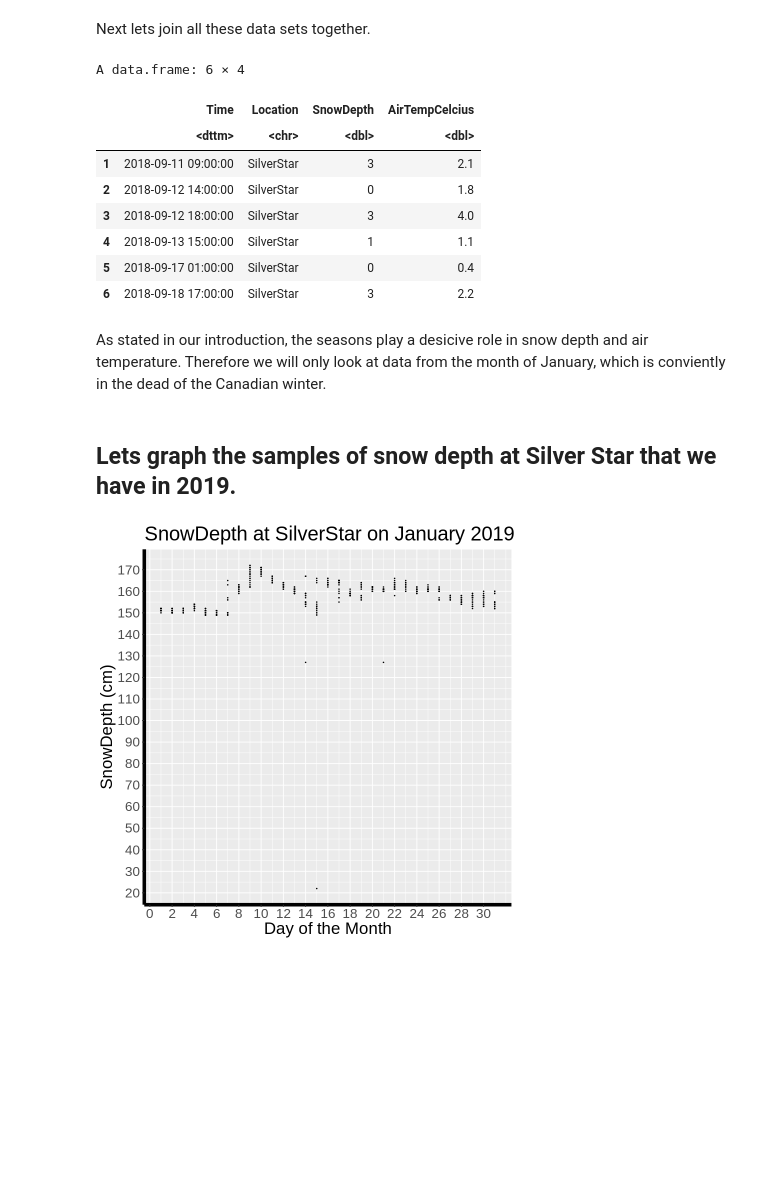
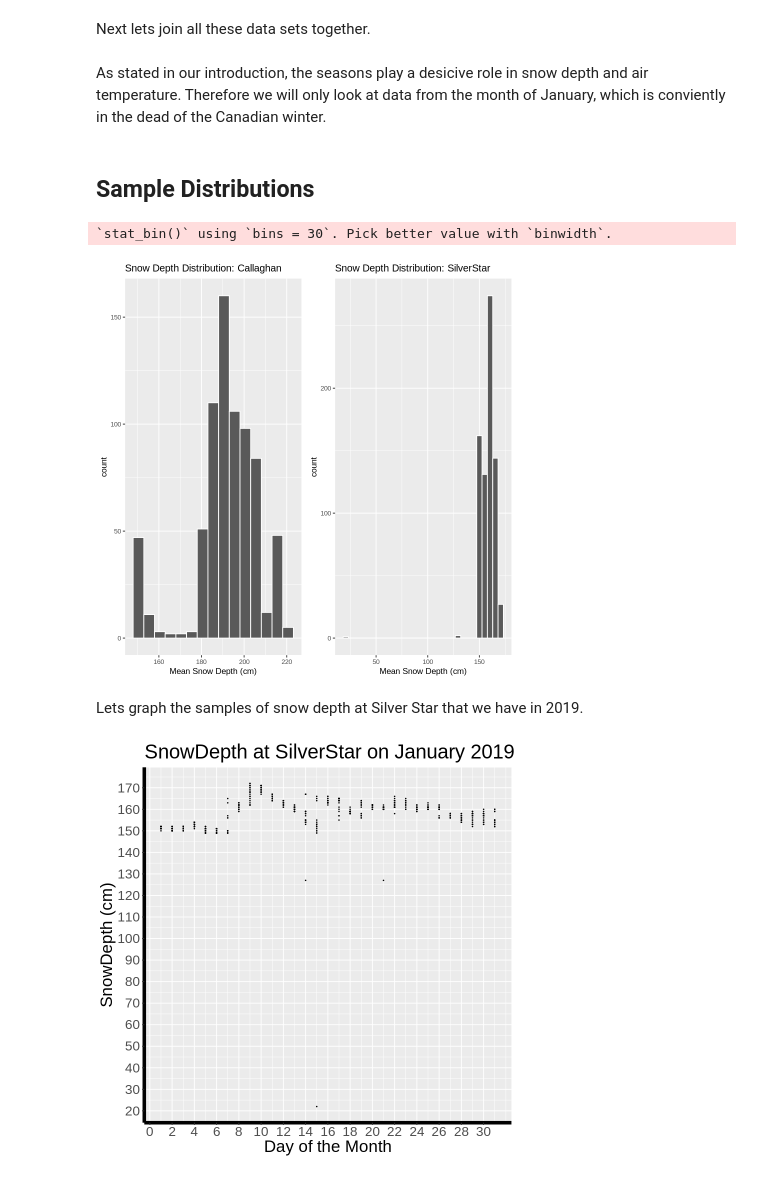
Before and after one commit to carlosperez67/Inferential-Analysis-on-Snow-Depth-Due-to-Elevation, a Jupyter notebook: GroupProposal.ipynb, the cells around one changed output. Saved outputs shown, nothing was run; the diff lists cells and outputs as text; code cells hidden in the pictures; blank space fills up the shorter version.

```diff
--- a/GroupProposal.ipynb
+++ b/GroupProposal.ipynb
@@ -147,22 +111,12 @@ Next lets join all these data sets together.
 snow_data <- rbind(snow_depth_silverstar,snow_depth_callaghan)
 #head(snow_data)
 #Adding All the AirTemp Data together
-temp_data <- rbind(air_temp_silverstar,air_temp_callaghan)
+# temp_data <- rbind(air_temp_silverstar,air_temp_callaghan)
 #head(temp_data)
 
 #Adding all the telementary data together:
-telementary <- merge(snow_data, temp_data)
-head(telementary)
+# telementary <- merge(snow_data, temp_data)
+# head(telementary)
-# %% [output]
-A data.frame: 6 × 4
-|  | Time | Location | SnowDepth | AirTempCelcius |
-|  | <dttm> | <chr> | <dbl> | <dbl> |
-| 1 | 2018-09-11 09:00:00 | SilverStar | 3 | 2.1 |
-| 2 | 2018-09-12 14:00:00 | SilverStar | 0 | 1.8 |
-| 3 | 2018-09-12 18:00:00 | SilverStar | 3 | 4.0 |
-| 4 | 2018-09-13 15:00:00 | SilverStar | 1 | 1.1 |
-| 5 | 2018-09-17 01:00:00 | SilverStar | 0 | 0.4 |
-| 6 | 2018-09-18 17:00:00 | SilverStar | 3 | 2.2 |
 # %% [markdown]
 As stated in our introduction, the seasons play a desicive role in snow depth and air temperature. Therefore we will only look at data from the month of January, which is conviently in the dead of the Canadian winter.
 # %%
@@ -173,8 +127,35 @@ jan_data <- telementary |>
 #Adding another column to easily graph the dates on the x-axis
 jan_data <- jan_data |>
     mutate(Date = as.numeric(strftime(jan_data$Time, "%d")))
+# %% [markdown]
+## Sample Distributions
+# %%
+# Plotting Callaghan sample distribution for the month of january
+call_sample_dist_plot <-
+     jan_data %>%
+    filter(Location == "Callaghan") %>%
+     ggplot() +
+     geom_histogram(aes(x=SnowDepth), bins = 15, color="white") +
+     xlab("Mean Snow Depth (cm)") +
+     theme(text = element_text(size=10)) +
+     ggtitle("Snow Depth Distribution: Callaghan")
+
+silv_sample_dist_plot <-
+     jan_data %>%
+    filter(Location == "SilverStar") %>%
+     ggplot() +
+     geom_histogram(aes(x=SnowDepth), color="white") +
+     xlab("Mean Snow Depth (cm)") +
+     theme(text = element_text(size=10)) +
+     ggtitle("Snow Depth Distribution: SilverStar")
+
+#Displaying Both Histograms Side by Side
+grid.arrange(call_sample_dist_plot, silv_sample_dist_plot, ncol=2)
+# %% [output]
+`stat_bin()` using `bins = 30`. Pick better value with `binwidth`.
+[figure, added]
 # %% [markdown]
-## Lets graph the samples of snow depth at Silver Star that we have in 2019.
+ Lets graph the samples of snow depth at Silver Star that we have in 2019.
 # %%
 silverstar2019_plot <- jan_data |>
     select(Time, Location, SnowDepth, Date) |>
```
Also changed, not shown: parts of 34 cells of this notebook.
